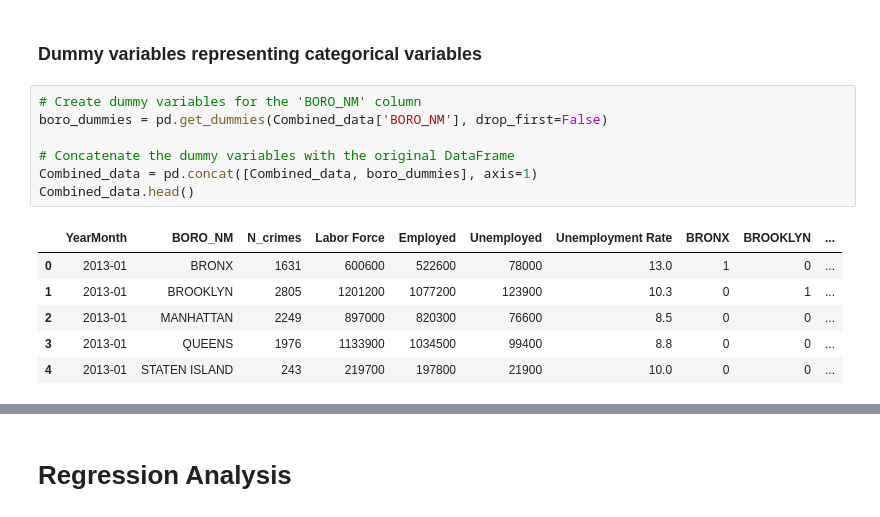
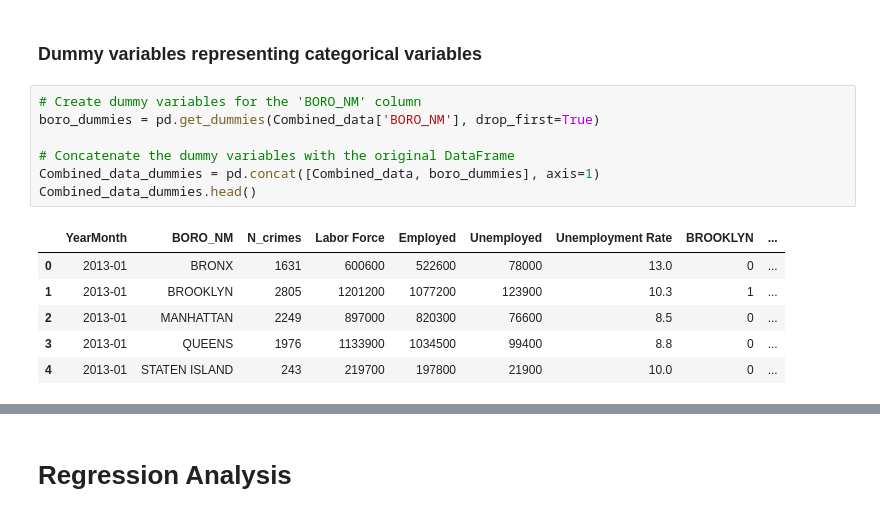
Before and after one commit to Yuntian-Wu/CUSP-7013, a Jupyter notebook: Regression.ipynb, the cells around one changed output, grey strips where cells are left out. Saved outputs shown, nothing was run; the diff lists cells and outputs as text.

```diff
--- a/Regression.ipynb
+++ b/Regression.ipynb
@@ -48,18 +48,18 @@ Combined_data.head()
 ### Dummy variables representing categorical variables
 # %%
 # Create dummy variables for the 'BORO_NM' column
-boro_dummies = pd.get_dummies(Combined_data['BORO_NM'], drop_first=False)
+boro_dummies = pd.get_dummies(Combined_data['BORO_NM'], drop_first=True)
 
 # Concatenate the dummy variables with the original DataFrame
-Combined_data = pd.concat([Combined_data, boro_dummies], axis=1)
-Combined_data.head()
+Combined_data_dummies = pd.concat([Combined_data, boro_dummies], axis=1)
+Combined_data_dummies.head()
 # %% [output]
-|  | YearMonth | BORO_NM | N_crimes | Labor Force | Employed | Unemployed | Unemployment Rate | BRONX | BROOKLYN | ... |
-| 0 | 2013-01 | BRONX | 1631 | 600600 | 522600 | 78000 | 13.0 | 1 | 0 | ... |
-| 1 | 2013-01 | BROOKLYN | 2805 | 1201200 | 1077200 | 123900 | 10.3 | 0 | 1 | ... |
-| 2 | 2013-01 | MANHATTAN | 2249 | 897000 | 820300 | 76600 | 8.5 | 0 | 0 | ... |
-| 3 | 2013-01 | QUEENS | 1976 | 1133900 | 1034500 | 99400 | 8.8 | 0 | 0 | ... |
-| 4 | 2013-01 | STATEN ISLAND | 243 | 219700 | 197800 | 21900 | 10.0 | 0 | 0 | ... |
+|  | YearMonth | BORO_NM | N_crimes | Labor Force | Employed | Unemployed | Unemployment Rate | BROOKLYN | ... |
+| 0 | 2013-01 | BRONX | 1631 | 600600 | 522600 | 78000 | 13.0 | 0 | ... |
+| 1 | 2013-01 | BROOKLYN | 2805 | 1201200 | 1077200 | 123900 | 10.3 | 1 | ... |
+| 2 | 2013-01 | MANHATTAN | 2249 | 897000 | 820300 | 76600 | 8.5 | 0 | ... |
+| 3 | 2013-01 | QUEENS | 1976 | 1133900 | 1034500 | 99400 | 8.8 | 0 | ... |
+| 4 | 2013-01 | STATEN ISLAND | 243 | 219700 | 197800 | 21900 | 10.0 | 0 | ... |
 # %% [markdown]
 Explanation:
 - Dummy variables are a standard and statistically valid way to include categorical variables, such as borough names, as part of the regressors. This allows the model to estimate the impact of each borough, on the dependent variable (N_crimes).
```
Also changed, not shown: parts of 36 cells of this notebook.
